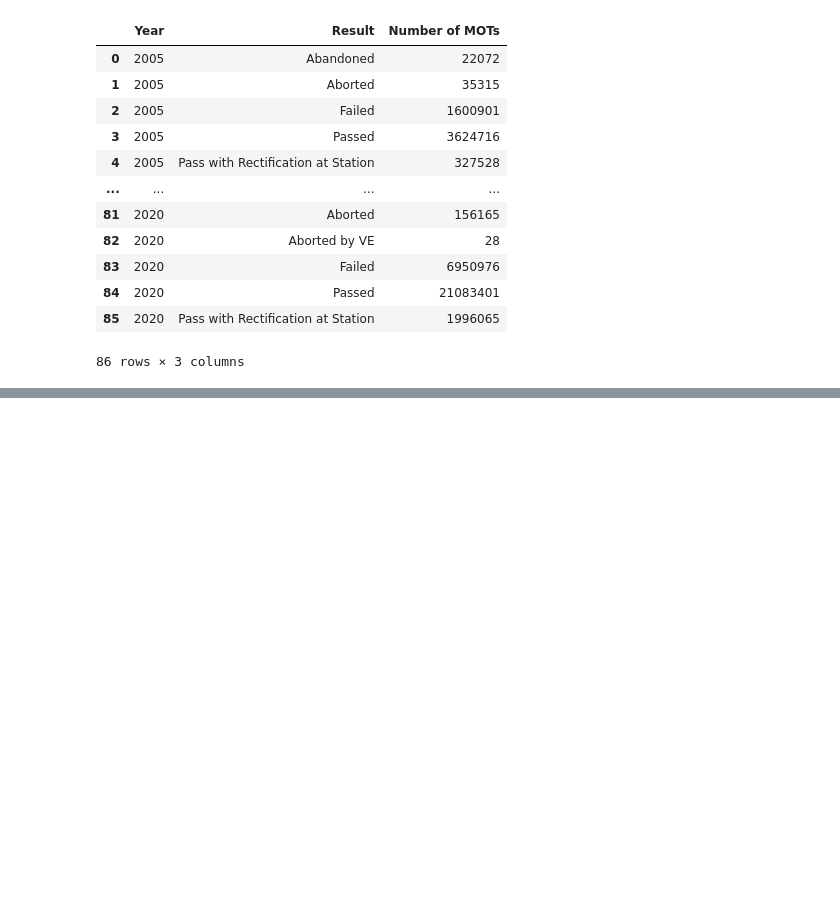
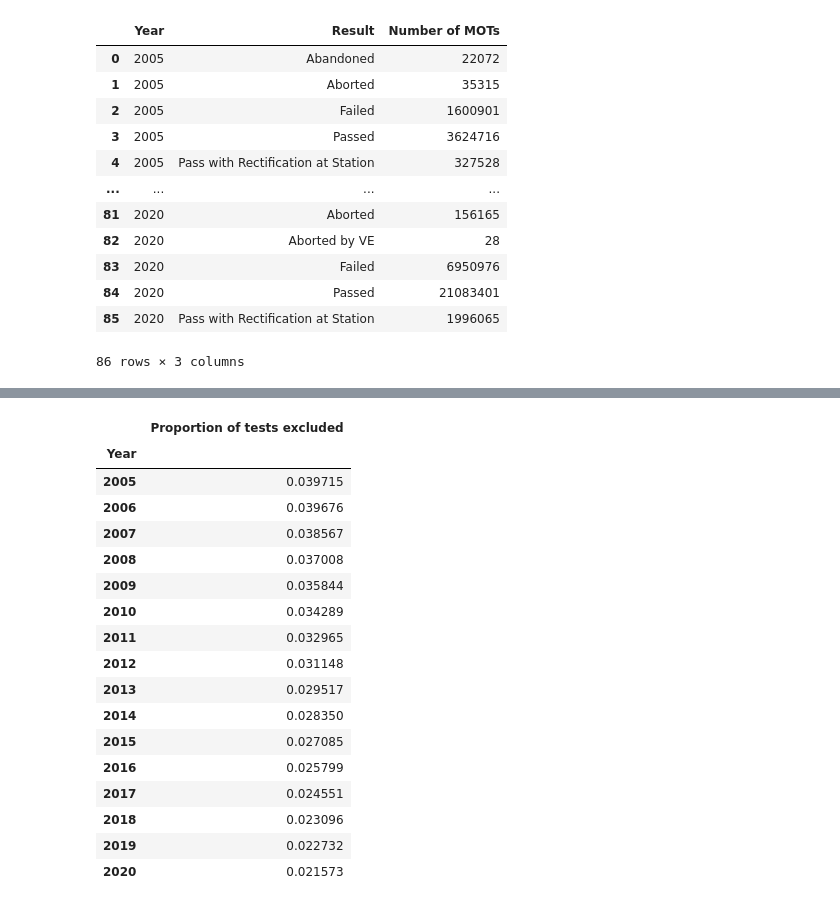
Before and after one commit to michalc/dft-mot-analysis, a Jupyter notebook: 03 - explore.ipynb, the cells around one changed output, grey strips where cells are left out. Drawn from its saved outputs; the diff is of its cells as text; code cells hidden in the pictures; blank space fills up the shorter version.

```diff
--- a/03 - explore.ipynb
+++ b/03 - explore.ipynb
@@ -164,0 +247,43 @@ plt.show()
+# %%
+df = pd.read_sql_query(f"""
+    SELECT
+        Year,
+        CAST(count(*) FILTER (WHERE make_ NOT IN ({','.join(['?'] * len(df_top_makes))})) AS REAL) / CAST(count(*) AS REAL) AS "Proportion of tests excluded"
+    FROM (
+        SELECT
+            strftime('%Y', test_date) as Year,
+            CASE make
+               WHEN 'MERCEDES-BENZ'
+                   THEN 'MERCEDES'
+               ELSE make
+            END AS make_
+        FROM
+            tests
+        WHERE
+            test_class_id=4 AND test_type='NT' AND test_result IN ('P', 'PRS', 'F')
+    )
+    GROUP BY
+        Year
+    ORDER BY
+        Year
+""", con, params=df_top_makes['make_'], index_col='Year')
+df
+# %% [output]
+|  | Proportion of tests excluded |
+| Year |  |
+| 2005 | 0.039715 |
+| 2006 | 0.039676 |
+| 2007 | 0.038567 |
+| 2008 | 0.037008 |
+| 2009 | 0.035844 |
+| 2010 | 0.034289 |
+| 2011 | 0.032965 |
+| 2012 | 0.031148 |
+| 2013 | 0.029517 |
+| 2014 | 0.028350 |
+| 2015 | 0.027085 |
+| 2016 | 0.025799 |
+| 2017 | 0.024551 |
+| 2018 | 0.023096 |
+| 2019 | 0.022732 |
+| 2020 | 0.021573 |
```
Also changed, not shown: parts of 4 cells of this notebook.
